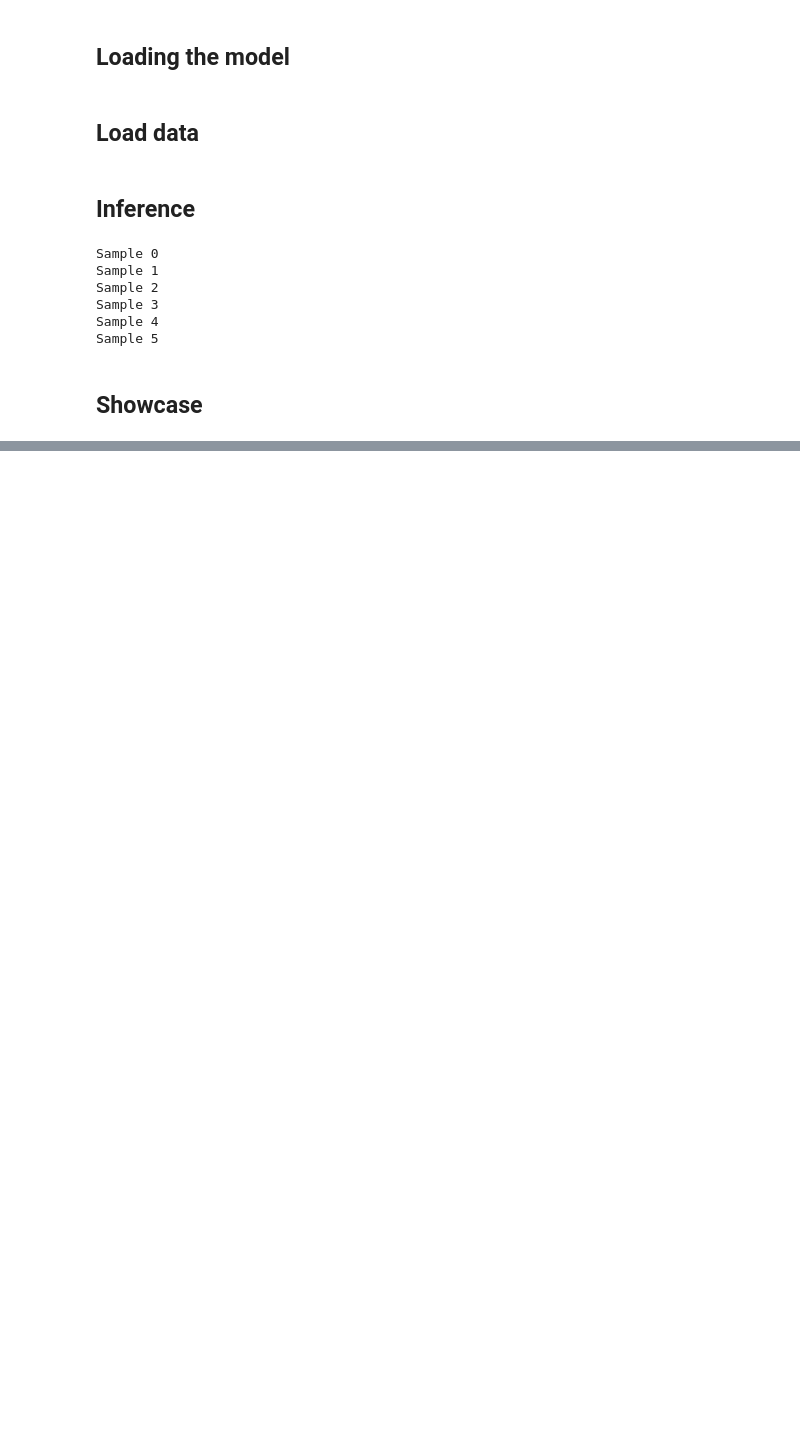
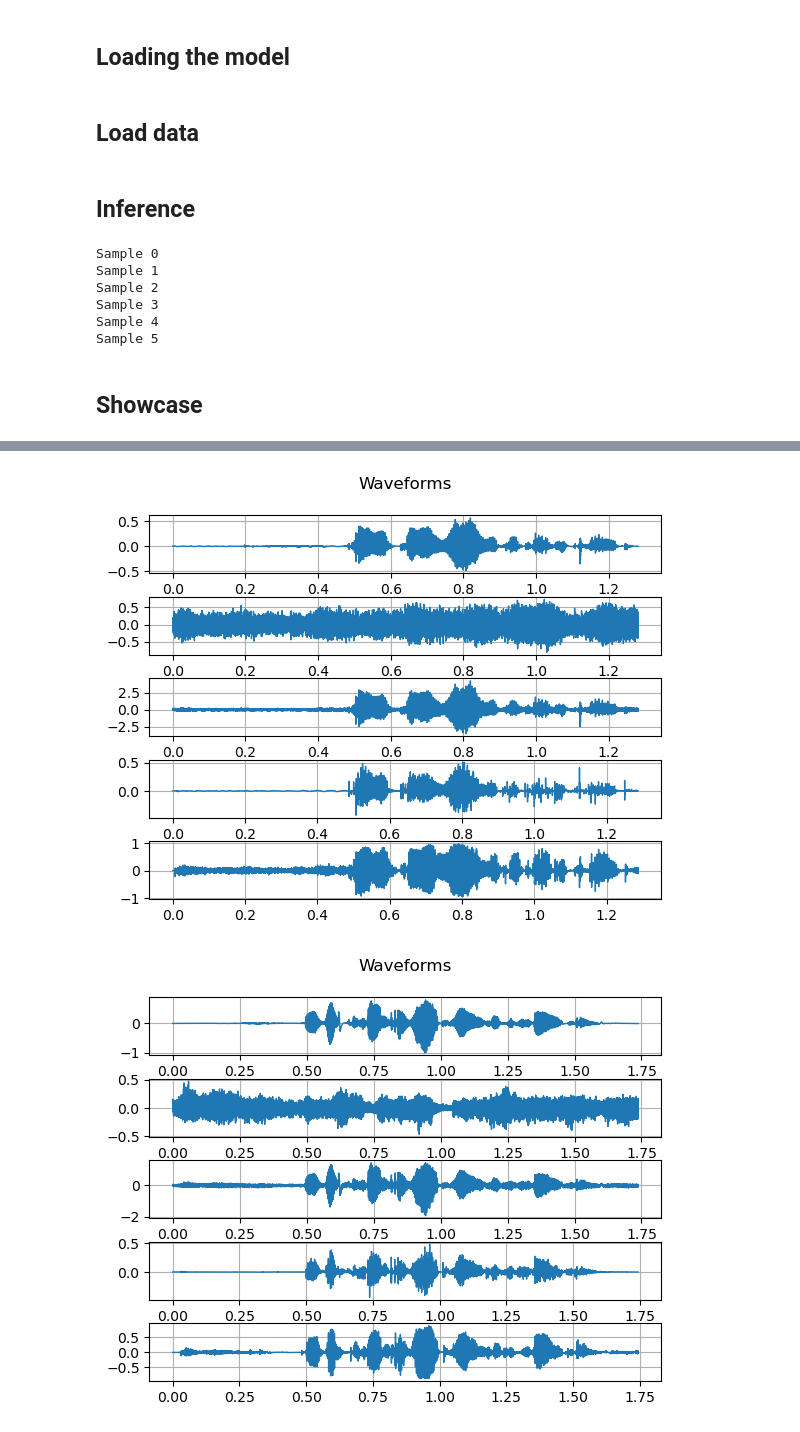
Before and after one commit to s194584/dl-speech-enhancement, a Jupyter notebook: AudioDec/showcase.ipynb, the cells around one changed output, grey strips where cells are left out. Drawn from its saved outputs; the diff is of its cells as text; code cells hidden in the pictures; blank space fills up the shorter version.

```diff
--- a/AudioDec/showcase.ipynb
+++ b/AudioDec/showcase.ipynb
@@ -205,3 +205,37 @@ for i, sample in enumerate(clean_samples):
 [interactive output not drawn]
 [interactive output not drawn]
 [interactive output not drawn]
+# %%
+import matplotlib.pyplot as plt
+def plot_waveform(waveforms, sample_rate, title="Waveform", xlim=None, ylim=None):
+    figure, axes = plt.subplots(len(waveforms), 1)
+
+    for c, waveform in enumerate(waveforms):
+        waveform = waveform.numpy()
+
+        num_channels, num_frames = waveform.shape
+        time_axis = torch.arange(0, num_frames) / sample_rate
+        axes[c].plot(time_axis, waveform[0], linewidth=1)
+        axes[c].grid(True)
+        if num_channels > 1:
+            axes[c].set_ylabel(f'Channel {c + 1}')
+        if xlim:
+            axes[c].set_xlim(xlim)
+        if ylim:
+            axes[c].set_ylim(ylim)
+        figure.suptitle(title)
+    plt.subplots_adjust(left=0.1,
+                    bottom=0.1,
+                    right=0.9,
+                    top=0.9,
+                    wspace=0.4,
+                    hspace=0.4)
+    plt.show(block=False)
+
+
+i_sample = 0
+for i in range(len(clean_samples)):
+    plot_waveform([clean_samples[i], noise_samples[i], mixed_samples[i], predictions[i],predictions_AD[i]], 48000, f"Waveforms for sample pair {i}")
+# %% [output]
+[figure, added]
+[figure, added]
```
Also changed, not shown: parts of 1 cell of this notebook.
